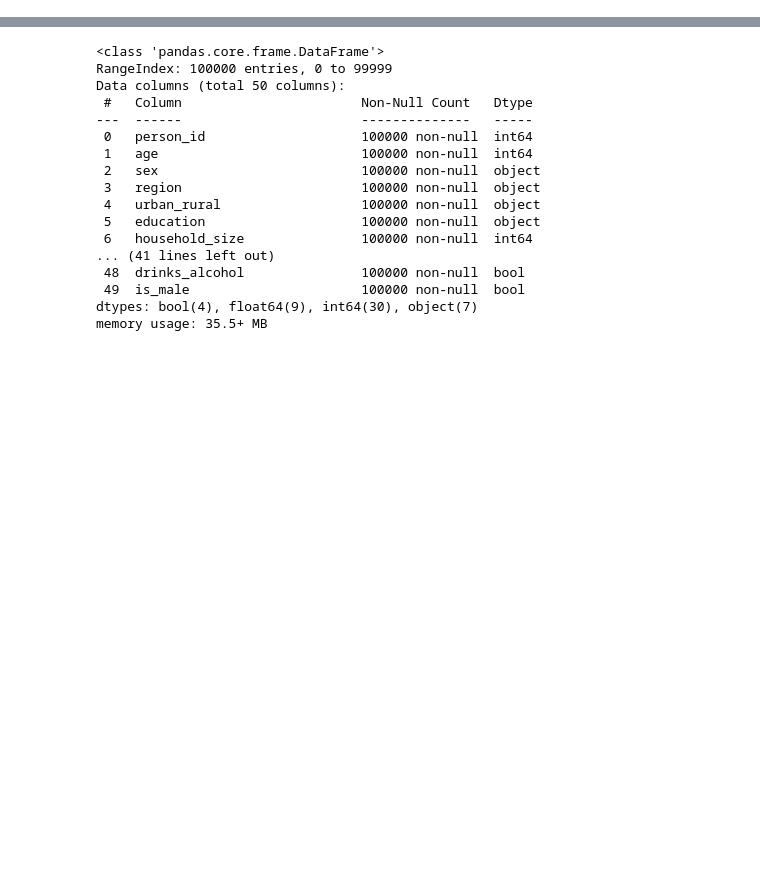
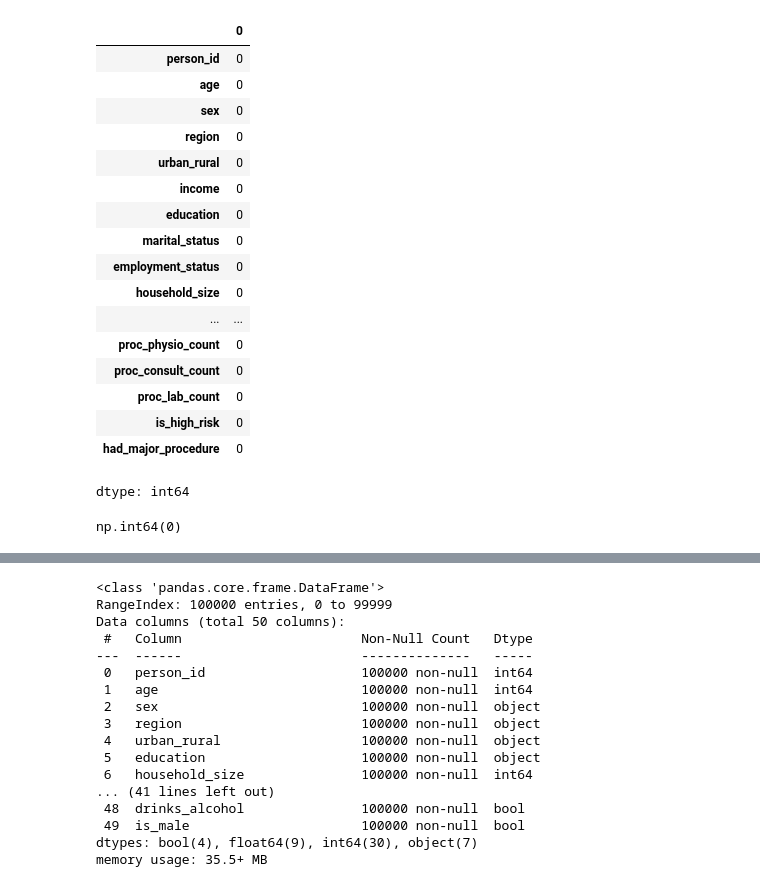
Before and after one commit to Abled773/HI-Risk-Prediction-and-Analysis, a Jupyter notebook: Risk_Analysis_and_Prediction.ipynb, the cells around one changed output, grey strips where cells are left out. Cells and saved outputs as stored; diff of their text form; code cells hidden in the pictures; blank space fills up the shorter version.

```diff
--- a/Risk_Analysis_and_Prediction.ipynb
+++ b/Risk_Analysis_and_Prediction.ipynb
@@ -28,0 +88,27 @@ Index(['person_id', 'age', 'sex', 'region', 'urban_rural', 'income',
+# %%
+#This is a strong dataset with no null values in all of the columns besides alcohol_freq
+raw.isna().sum()
+# %% [output]
+|  | 0 |
+| person_id | 0 |
+| age | 0 |
+| sex | 0 |
+| region | 0 |
+| urban_rural | 0 |
+| income | 0 |
+| education | 0 |
+| marital_status | 0 |
+| employment_status | 0 |
+| household_size | 0 |
+| ... | ... |
+| proc_physio_count | 0 |
+| proc_consult_count | 0 |
+| proc_lab_count | 0 |
+| is_high_risk | 0 |
+| had_major_procedure | 0 |
+dtype: int64
+# %%
+#No Duplicate Rows
+raw.duplicated().sum()
+# %% [output]
+np.int64(0)
```
Also changed, not shown: parts of 11 cells of this notebook.
